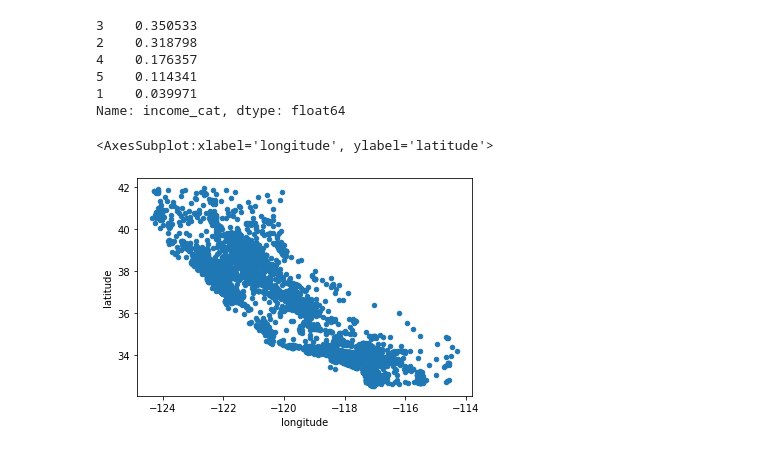
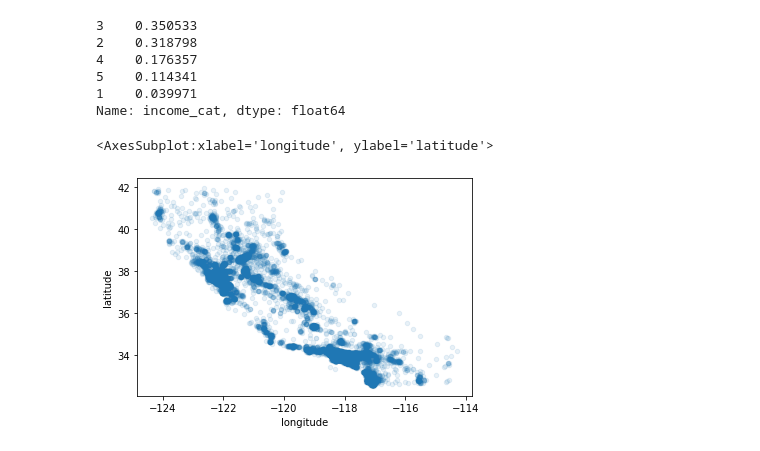
Before and after one commit to AbsurdSophist/CA_Housing_District_Pricing, a Jupyter notebook: Housing.ipynb, the cells around one changed output. Cells and saved outputs as stored; diff of their text form; code cells hidden in the pictures.

Commit message:
added plot visualizations and correlation matrices

```diff
--- a/Housing.ipynb
+++ b/Housing.ipynb
@@ -140,9 +140,9 @@ Name: income_cat, dtype: float64
 for set_ in (strat_train_set, strat_test_set):
     set_.drop('income_cat', axis = 1, inplace = True)
 # %%
-#Visualize geographical data
+#visualize geographical data with respect to population density
 housing = strat_train_set.copy()
-housing.plot(kind = 'scatter', x = 'longitude', y = 'latitude')
+housing.plot(kind = 'scatter', x = 'longitude', y = 'latitude', alpha = 0.1)
 # %% [output]
 <AxesSubplot:xlabel='longitude', ylabel='latitude'>
-[figure, old version]
+[figure, new version]
```
Also changed, not shown: parts of 5 cells of this notebook.
